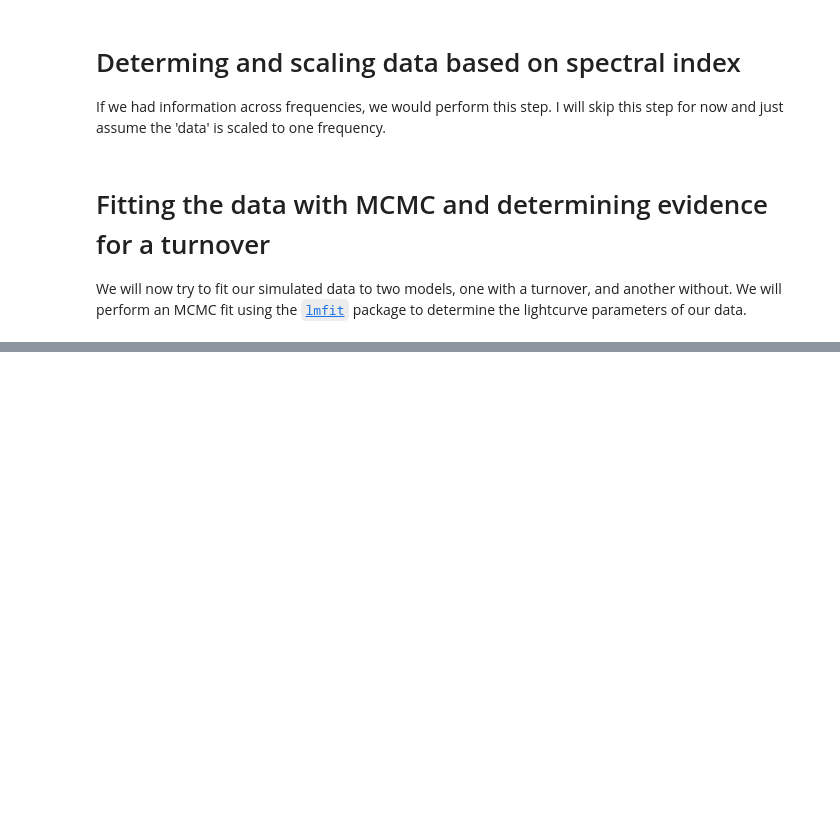
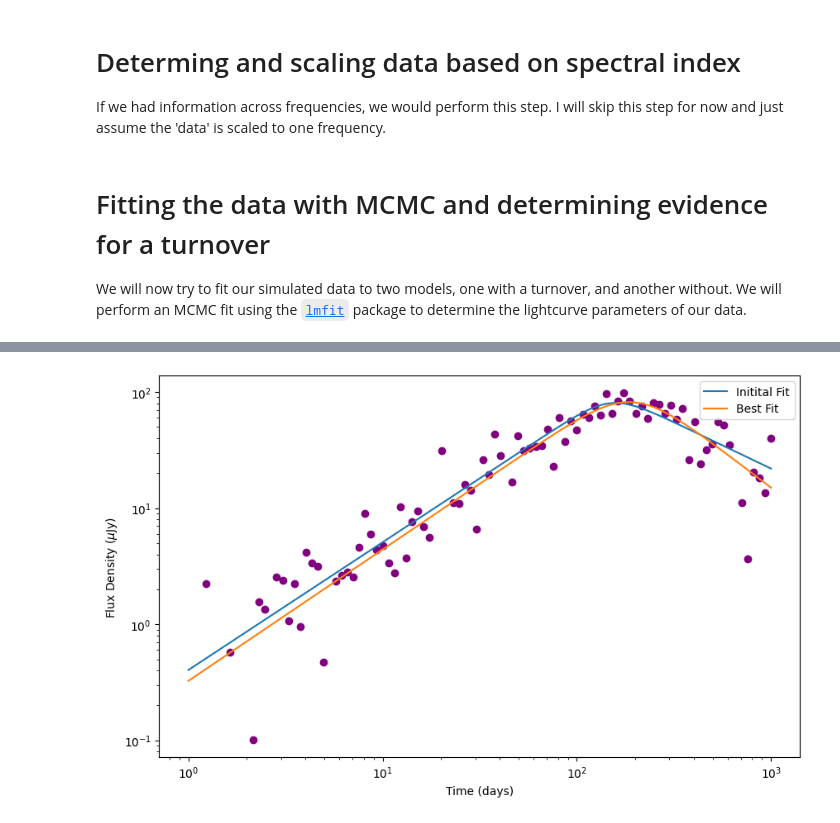
Before and after one commit to AnnikaDeutsch/SN2018ivc_summer, a Jupyter notebook: simulated_data_analysis.lmfit.ipynb, the cells around one changed output, grey strips where cells are left out. Drawn from its saved outputs; the diff is of its cells as text; code cells hidden in the pictures; blank space fills up the shorter version.

Commit message:
began lmfit implementation of fit

```diff
--- a/simulated_data_analysis.lmfit.ipynb
+++ b/simulated_data_analysis.lmfit.ipynb
@@ -127,0 +129,16 @@ We will now try to fit our simulated data to two models, one with a turnover, an
+# %%
+# create the model object
+model = lmfit.Model(smooth_broken_power_law)
+
+# apply the previously created parameters dictionary to this specific model
+params = model.make_params(S_peak=dict(value=100, min=10, max = 150),
+                           t_peak=dict(value=150, min=1, max = 1000),
+                           delta_1=dict(value=1.1, min=0.001, max = 50),
+                           delta_2=dict(value=-0.8, min=-50, max = -0.001),
+                           log_s=dict(value=0.5, min=-3, max=3))
+
+# perform the least squares minimization
+leastsqs = model.fit(data['flux'], params, t=data['time'])
+
+# inspect the fit
+leastsqs
@@ -127,0 +176,16 @@ We will now try to fit our simulated data to two models, one with a turnover, an
+# %%
+# plot the data along with the initial guess fit, and the best fit
+def plot_model(model, init_params, result, tval, ax):
+    init_fit = model(tval, *init_params)
+    ax.plot(tval, init_fit, label = 'Initital Fit')
+    ax.plot(tval, result.best_fit, label = 'Best Fit')
+    ax.legend()
+    return
+
+args = []
+for param in params:
+    args.append(params[param].value)
+
+make_plot(data, scaled=False, model=smooth_broken_power_law, init_params=args, result=leastsqs)
+# %% [output]
+[figure, added]
```
Also changed, not shown: parts of 5 cells of this notebook.
